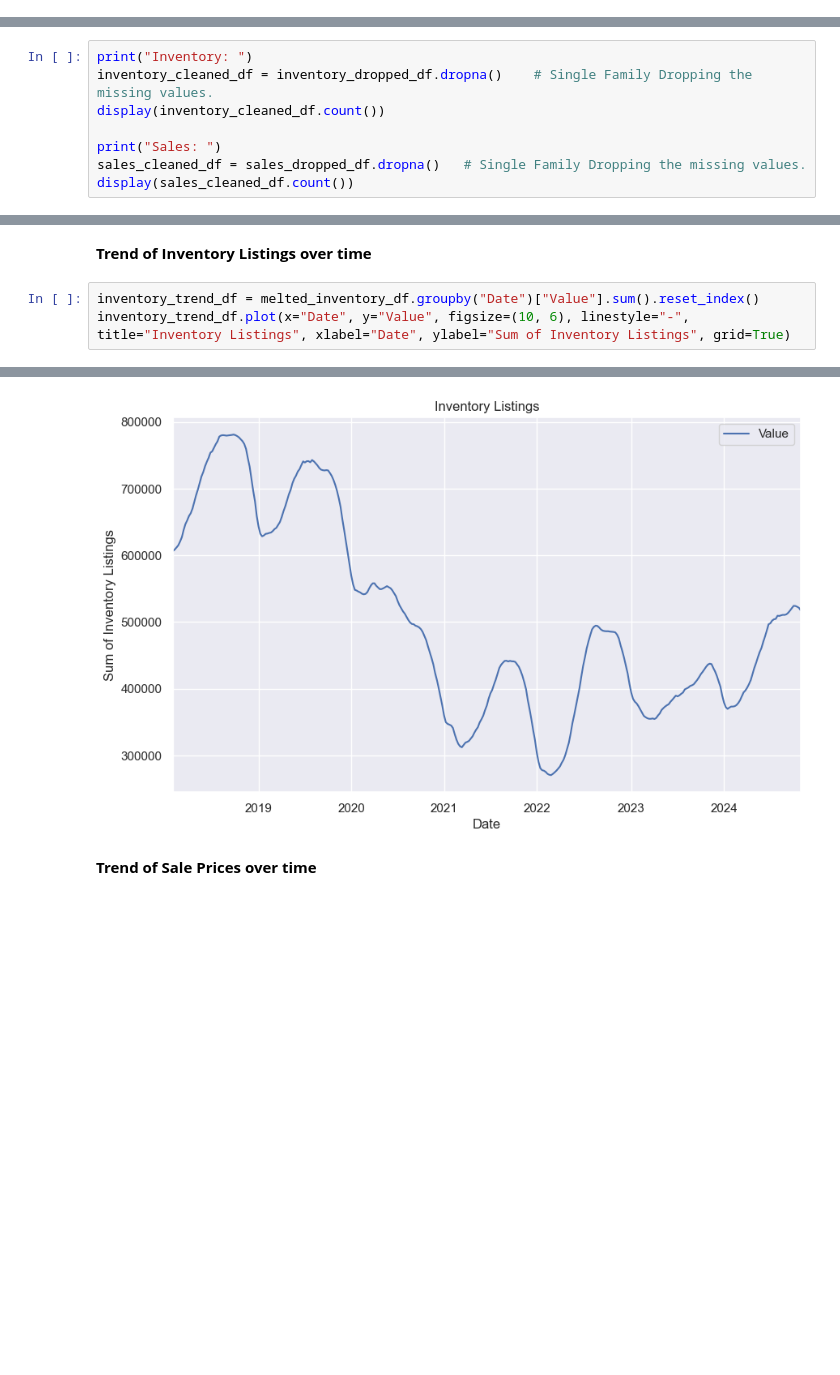
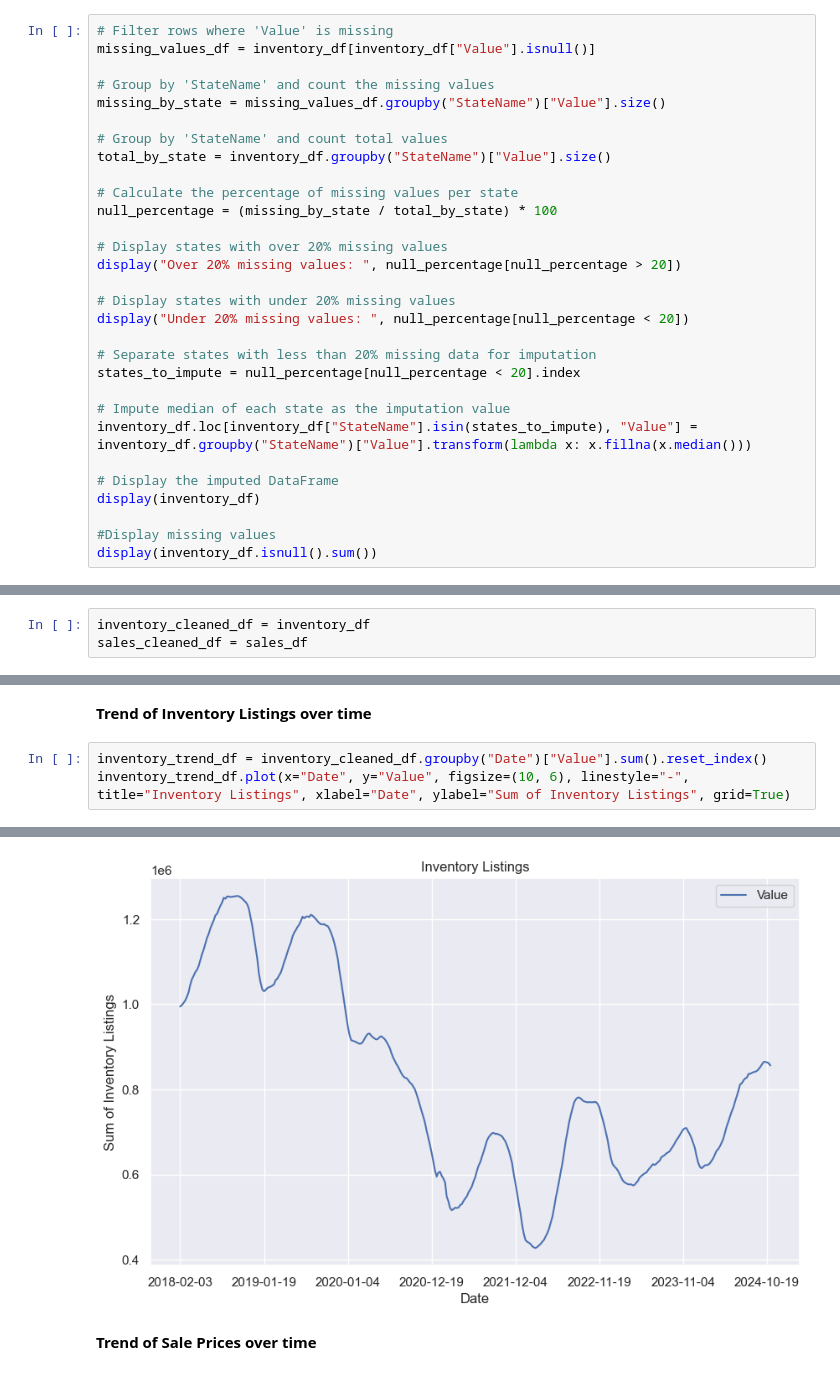
Before and after one commit to arthurkennedy/eda_dppt_project, a Jupyter notebook: zillow_sales_inventory.ipynb, the cells around one changed output, grey strips where cells are left out. Saved outputs shown, nothing was run; the diff lists cells and outputs as text; blank space fills up the shorter version.

```diff
--- a/zillow_sales_inventory.ipynb
+++ b/zillow_sales_inventory.ipynb
@@ -242,0 +469,30 @@ Inventory:
+# %%
+# Filter rows where 'Value' is missing
+missing_values_df = inventory_df[inventory_df["Value"].isnull()]
+
+# Group by 'StateName' and count the missing values
+missing_by_state = missing_values_df.groupby("StateName")["Value"].size()
+
+# Group by 'StateName' and count total values
+total_by_state = inventory_df.groupby("StateName")["Value"].size()
+
+# Calculate the percentage of missing values per state
+null_percentage = (missing_by_state / total_by_state) * 100
+
+# Display states with over 20% missing values
+display("Over 20% missing values: ", null_percentage[null_percentage > 20])
+
+# Display states with under 20% missing values
+display("Under 20% missing values: ", null_percentage[null_percentage < 20])
+
+# Separate states with less than 20% missing data for imputation
+states_to_impute = null_percentage[null_percentage < 20].index
+
+# Impute median of each state as the imputation value
+inventory_df.loc[inventory_df["StateName"].isin(states_to_impute), "Value"] = inventory_df.groupby("StateName")["Value"].transform(lambda x: x.fillna(x.median()))
+
+# Display the imputed DataFrame
+display(inventory_df)
+
+#Display missing values
+display(inventory_df.isnull().sum())
@@ -243 +605,4 @@ Inventory:
+# %%
+inventory_cleaned_df = inventory_df
+sales_cleaned_df = sales_df
 # %% [markdown]
@@ -322,8 +609,0 @@ Length: 356, dtype: int64
-# %%
-print("Inventory: ")
-inventory_cleaned_df = inventory_dropped_df.dropna()    # Single Family Dropping the missing values.
-display(inventory_cleaned_df.count())
-
-print("Sales: ")
-sales_cleaned_df = sales_dropped_df.dropna()   # Single Family Dropping the missing values.
-display(sales_cleaned_df.count())
@@ -584,10 +653,10 @@ Sales:
 # %% [markdown]
 **Trend of Inventory Listings over time**
 # %%
-inventory_trend_df = melted_inventory_df.groupby("Date")["Value"].sum().reset_index()
+inventory_trend_df = inventory_cleaned_df.groupby("Date")["Value"].sum().reset_index()
 inventory_trend_df.plot(x="Date", y="Value", figsize=(10, 6), linestyle="-", title="Inventory Listings", xlabel="Date", ylabel="Sum of Inventory Listings", grid=True)
 # %% [output]
 <Axes: title={'center': 'Inventory Listings'}, xlabel='Date', ylabel='Sum of Inventory Listings'>
-[figure, old version]
+[figure, new version]
 # %% [markdown]
 **Trend of Sale Prices over time**
```
Also changed, not shown: parts of 53 cells of this notebook.
